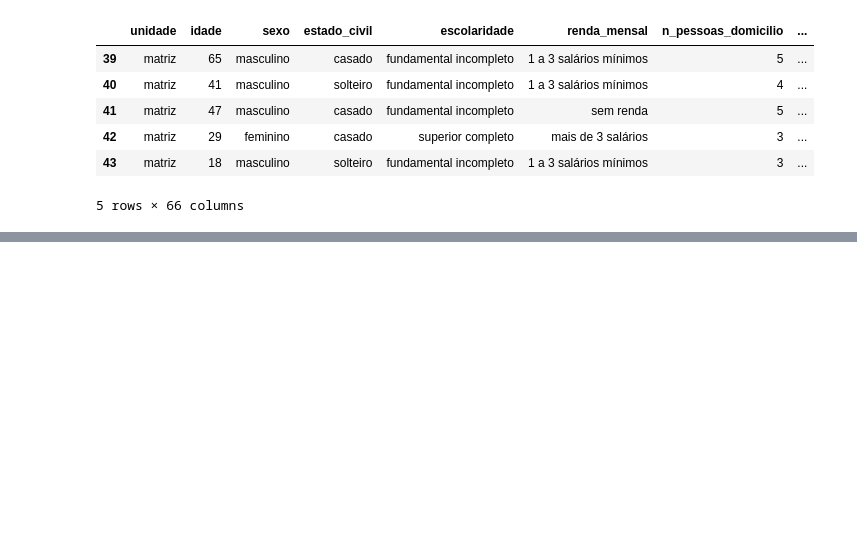
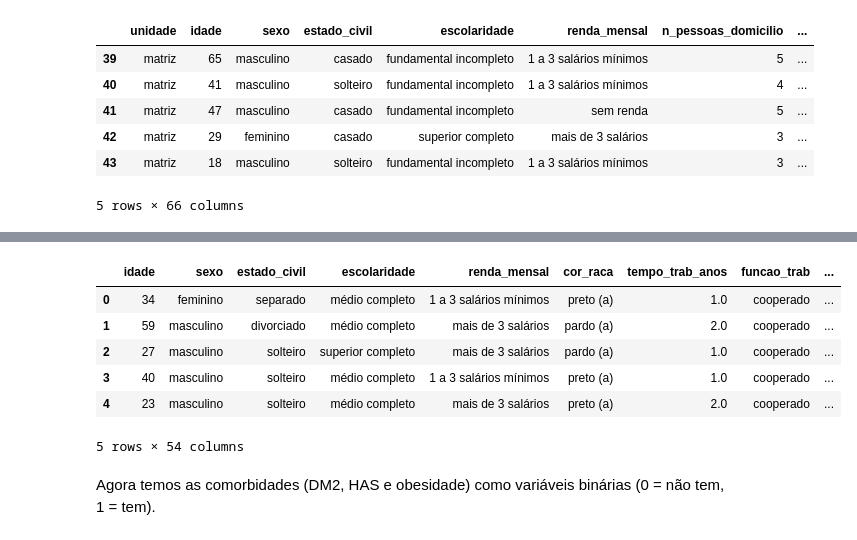
Before and after one commit to saulosgil/health_outcomes_workers, a Jupyter notebook: data_prep.ipynb, the cells around one changed output, grey strips where cells are left out. Cells and saved outputs as stored; diff of their text form; code cells hidden in the pictures; blank space fills up the shorter version.

```diff
--- a/data_prep.ipynb
+++ b/data_prep.ipynb
@@ -63,0 +93,16 @@ df.tail(5)
+# %%
+# 1. Separar apenas as colunas numéricas
+num_cols = df.select_dtypes(include='number').columns
+
+# 2. Separar apenas as colunas de texto
+str_cols = df.select_dtypes(include='str').columns
+
+# 3. Preencher os NaN com a média de cada coluna (no próprio df)
+df[num_cols] = df[num_cols].fillna(df[num_cols].mean())
+
+# 4. Preencher os NaN com a moda de cada coluna (no próprio df)
+df[str_cols] = df[str_cols].fillna(df[str_cols].mode().iloc[0])
+
+print("Quantidade de valores ausentes por coluna depois da imputação:")
+print(df.isna().sum())
+print(80 *'-')
@@ -63,0 +229,35 @@ df.tail(5)
+# %%
+
+# Criação de novas colunas para indicar a presença de DM, HAS e obesidade
+df_selecionada['DM2'] = (
+    df_selecionada['diagnostico']
+    .str.contains('DM', case=False, na=False)
+    .astype(int)          # 1 = tem DM, 0 = não tem
+)
+
+df_selecionada['HAS'] = (
+    df_selecionada['diagnostico']
+    .str.contains('HAS', case=False, na=False)
+    .astype(int)          # 1 = tem HAS, 0 = não tem
+)
+
+df_selecionada['obesidade'] = (
+    df_selecionada['imc_classe']
+    .str.contains('obesidade', case=False, na=False)
+    .astype(int)          # 1 = tem obesidade, 0 = não tem
+)
+
+# Remover as colunas 'diagnostico' e 'imc_classe' do dataframe df_selecionada
+df_selecionada = df_selecionada.drop(columns=['diagnostico', 'imc_classe'])
+
+df_selecionada.head()
+# %% [output]
+|  | idade | sexo | estado_civil | escolaridade | renda_mensal | cor_raca | tempo_trab_anos | funcao_trab | ... |
+| 0 | 34 | feminino | separado | médio completo | 1 a 3 salários mínimos | preto (a) | 1.0 | cooperado | ... |
+| 1 | 59 | masculino | divorciado | médio completo | mais de 3 salários | pardo (a) | 2.0 | cooperado | ... |
+| 2 | 27 | masculino | solteiro | superior completo | mais de 3 salários | pardo (a) | 1.0 | cooperado | ... |
+| 3 | 40 | masculino | solteiro | médio completo | 1 a 3 salários mínimos | preto (a) | 1.0 | cooperado | ... |
+| 4 | 23 | masculino | solteiro | médio completo | mais de 3 salários | preto (a) | 2.0 | cooperado | ... |
+5 rows × 54 columns
+# %% [markdown]
+Agora temos as comorbidades (DM2, HAS e obesidade) como variáveis binárias (0 = não tem, 1 = tem).
```
Also changed, not shown: parts of 19 cells of this notebook, 1 other file.
